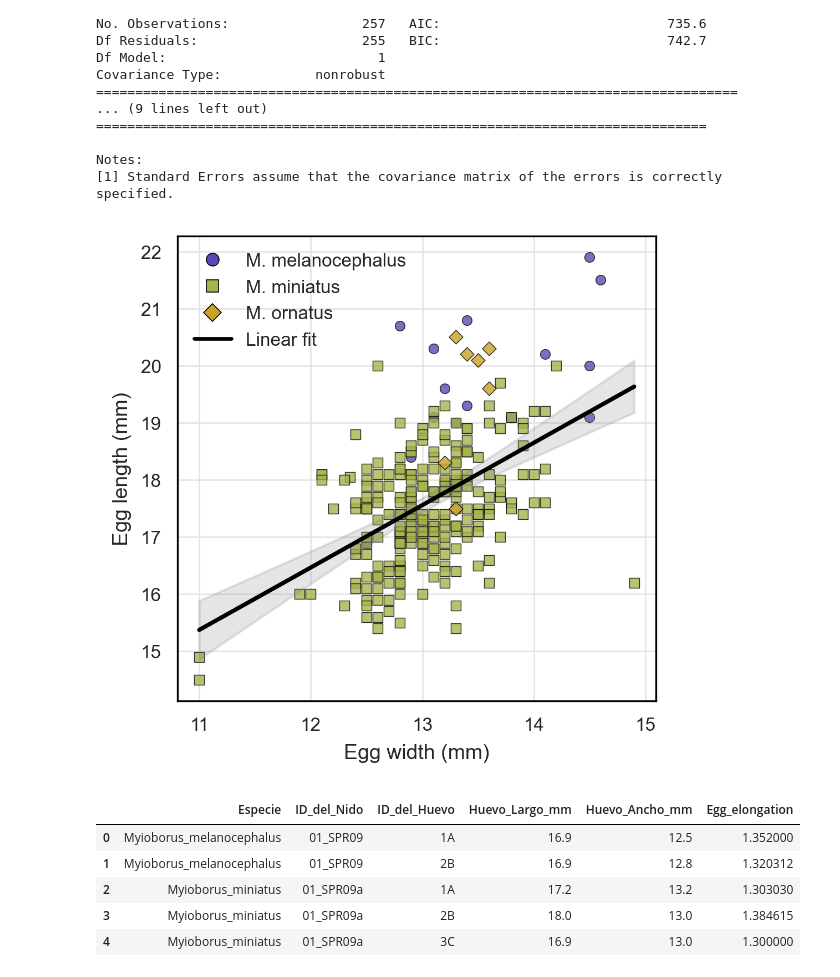
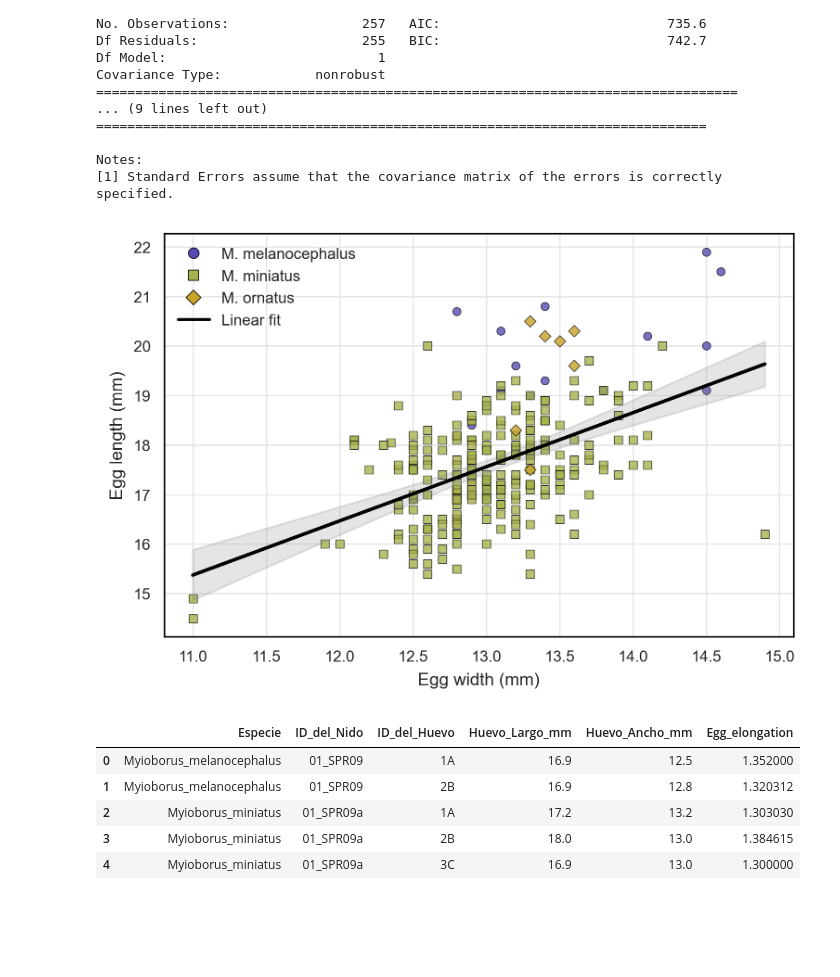
Before and after one commit to jorgelizarazo94/Myiborus_nests, a Jupyter notebook: Supplementary_1.ipynb, the cells around one changed output. Drawn from its saved outputs; the diff is of its cells as text; code cells hidden in the pictures; blank space fills up the shorter version.

```diff
--- a/Supplementary_1.ipynb
+++ b/Supplementary_1.ipynb
@@ -1219,7 +1219,7 @@ legend_fontsize = 8
 paper_facecolor = "white"
 grid_color = "#E3E3E3"
 
-fig, ax = plt.subplots(figsize=(6, 3.25), dpi=300, constrained_layout=True)
+fig, ax = plt.subplots(figsize=(5, 3.35), dpi=300, constrained_layout=True)
 fig.patch.set_facecolor(paper_facecolor)
 ax.set_facecolor(paper_facecolor)
 
@@ -1822,7 +1822,7 @@ species_colors = {
     "Myioborus_ornatus": "#C9A227",
 }
 
-fig, ax = plt.subplots(figsize=(3.35, 3.25), dpi=300, constrained_layout=True)
+fig, ax = plt.subplots(figsize=(5, 3.35), dpi=300, constrained_layout=True)
 fig.patch.set_facecolor(paper_facecolor)
 ax.set_facecolor(paper_facecolor)
 
@@ -1865,34 +1865,34 @@ for spine in ax.spines.values():
 
 legend_elements = [
     Line2D(
         [0], [0],
         marker=species_markers[sp],
         linestyle="None",
         markersize=5.5,
         markerfacecolor=species_colors.get(sp, "gray"),
         markeredgecolor="black",
         markeredgewidth=0.4,
         color="none",
         label=species_labels[sp],
     )
     for sp in species_order_plot
 ]
 legend_elements.append(
     Line2D(
         [0], [0],
         linestyle="-",
         linewidth=1.6,
         color="black",
         label="Linear fit",
     )
 )
 
 ax.legend(handles=legend_elements, frameon=False, fontsize=legend_fontsize, loc="best")
 
 fig.savefig("Figures/Myioborus_egg_vs_sp.png", dpi=300, facecolor=paper_facecolor, bbox_inches="tight")
 plt.show()
 # %% [output]
-[figure, old version]
+[figure, new version]
 # %%
 from scipy.stats import pearsonr, kruskal
 import statsmodels.formula.api as smf
```
Also changed, not shown: parts of 1 cell of this notebook, 2 other files.
